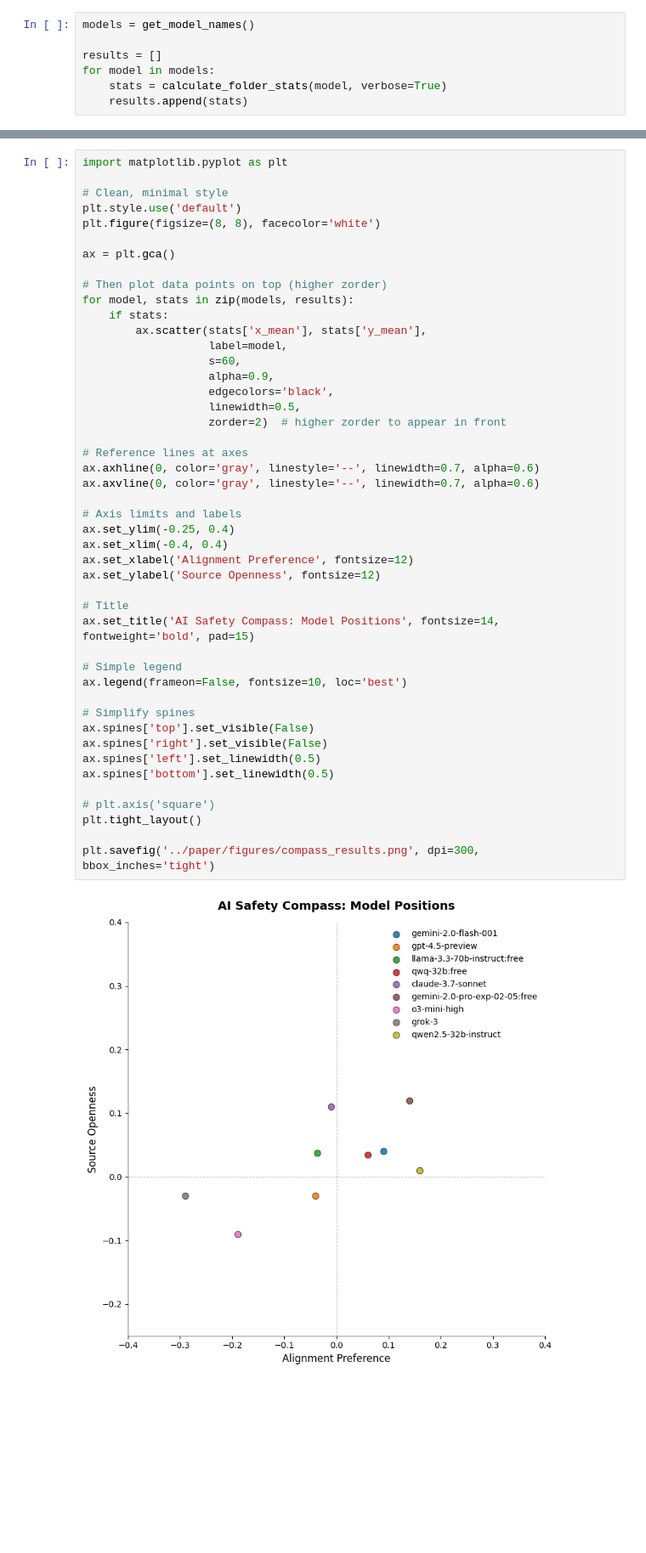
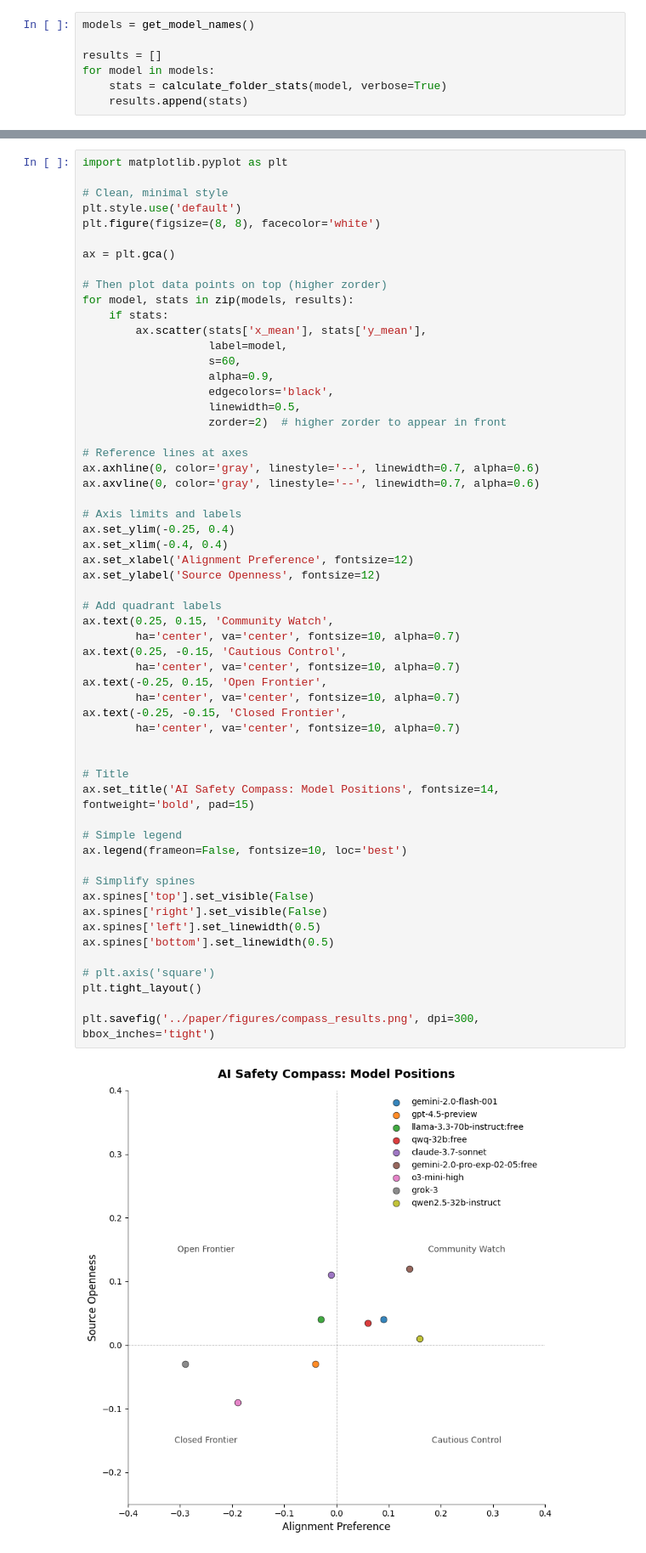
Before and after one commit to brysontang/ai-safety-compass, a Jupyter notebook: scripts/analysis.ipynb, the cells around one changed output, grey strips where cells are left out. Shown at 85% size. Saved outputs shown, nothing was run; the diff lists cells and outputs as text; blank space fills up the shorter version.

```diff
--- a/scripts/analysis.ipynb
+++ b/scripts/analysis.ipynb
@@ -172,34 +172,45 @@ for model, stats in zip(models, results):
                    linewidth=0.5,
                    zorder=2)  # higher zorder to appear in front
 
 # Reference lines at axes
 ax.axhline(0, color='gray', linestyle='--', linewidth=0.7, alpha=0.6)
 ax.axvline(0, color='gray', linestyle='--', linewidth=0.7, alpha=0.6)
 
 # Axis limits and labels
 ax.set_ylim(-0.25, 0.4)
 ax.set_xlim(-0.4, 0.4)
 ax.set_xlabel('Alignment Preference', fontsize=12)
 ax.set_ylabel('Source Openness', fontsize=12)
 
+# Add quadrant labels
+ax.text(0.25, 0.15, 'Community Watch',
+        ha='center', va='center', fontsize=10, alpha=0.7)
+ax.text(0.25, -0.15, 'Cautious Control',
+        ha='center', va='center', fontsize=10, alpha=0.7)
+ax.text(-0.25, 0.15, 'Open Frontier',
+        ha='center', va='center', fontsize=10, alpha=0.7)
+ax.text(-0.25, -0.15, 'Closed Frontier',
+        ha='center', va='center', fontsize=10, alpha=0.7)
+
+
 # Title
 ax.set_title('AI Safety Compass: Model Positions', fontsize=14, fontweight='bold', pad=15)
 
 # Simple legend
 ax.legend(frameon=False, fontsize=10, loc='best')
 
 # Simplify spines
 ax.spines['top'].set_visible(False)
 ax.spines['right'].set_visible(False)
 ax.spines['left'].set_linewidth(0.5)
 ax.spines['bottom'].set_linewidth(0.5)
 
 # plt.axis('square')
 plt.tight_layout()
 
 plt.savefig('../paper/figures/compass_results.png', dpi=300, bbox_inches='tight')
 # %% [output]
-[figure, old version]
+[figure, new version]
 # %%
 # Create correlation plot
 plt.figure(figsize=(8, 8), facecolor='white')
```
Also changed, not shown: 5 other files.
